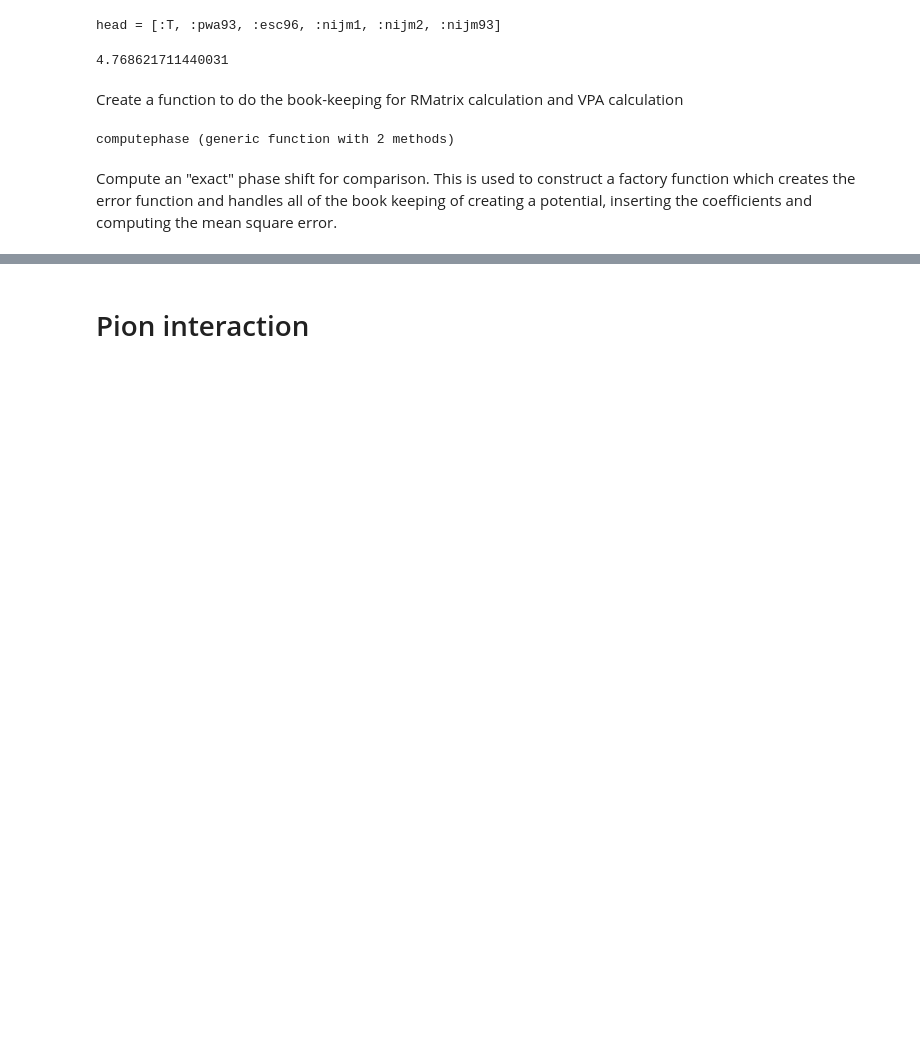
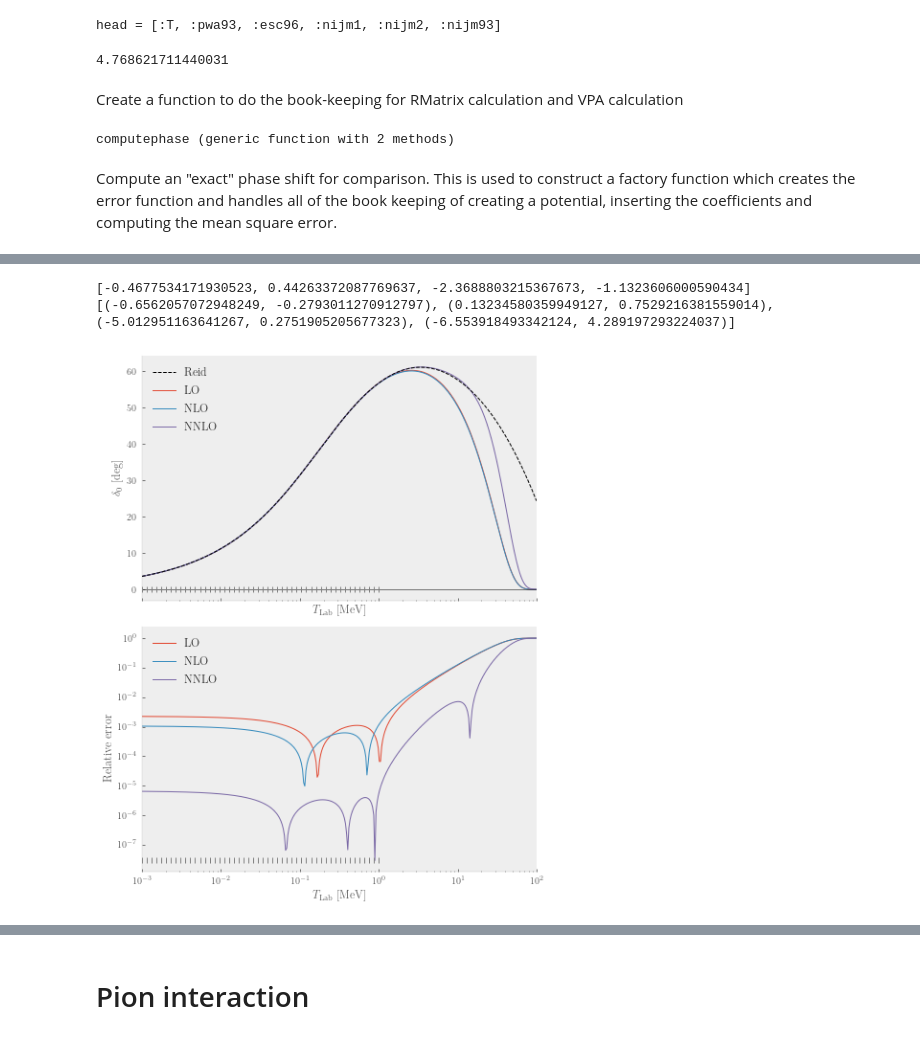
Before and after one commit to ErlendLima/NuclearForces, a Jupyter notebook: project2/notebooks/Pionic Interactions.ipynb, the cells around one changed output, grey strips where cells are left out. Cells and saved outputs as stored; diff of their text form; code cells hidden in the pictures; blank space fills up the shorter version.

```diff
--- a/project2/notebooks/Pionic Interactions.ipynb
+++ b/project2/notebooks/Pionic Interactions.ipynb
@@ -221,6 +66,0 @@ NO CONVERGENCE: MAXEVALS exceeded
-# %%
-@show C0, C2, C4 = Optim.minimizer(results_NNLO)
-V = NNLO(C0, C2, C4)
-V = regularize(V, 0.7)
-_, δNNLO_fit = computephase(V)
-E, δNNLO = computephase(V, endpoint=10)
@@ -393,0 +320,14 @@ LoadError: UndefVarError: C0s not defined
+# %%
+function newfig(;mul=1, height=nothing, kwargs...)
+    fig_width_pt = 467.42 # Get this from LaTeX using \showthe\columnwidth
+    inches_per_pt = 1.0/72.27               # Convert pt to inches
+    golden_mean = (sqrt(5)-1.0)/2.0         # Aesthetic ratio
+    fig_width = fig_width_pt*inches_per_pt  # width in inches
+    fig_height =fig_width*golden_mean       # height in inches
+    if height != nothing
+       fig_height *= height
+    end
+    nrows = get(kwargs, :nrows, 1)
+    fig_size = mul*[fig_width,nrows*fig_height]
+    plt.subplots(figsize=(fig_size); kwargs...)
+end
@@ -393,0 +615,10 @@ LoadError: UndefVarError: C0s not defined
+# %%
+p = Params(1)
+fp = FitParams(p, LO, [-1], [1], [0.0], method=:LsqFit)
+resLO = fit(fp)
+
+fp = FitParams(p, NLO, [-2, -2], [2, 2], [-0.5, 0.0];
+                method=:LsqFit)
+resNLO = fit(fp)
+@show confidence_interval(resLO.res, 0.05)
+@show confidence_interval(resNLO.res, 0.05)
@@ -393,0 +631,18 @@ LoadError: UndefVarError: C0s not defined
+# %%
+fp = FitParams(p, NNLO, [-1, -1, -2, -3], [1, 1, 1, 1], [-0.5, 0.4, -0.9, -3];
+                method=:LsqFit)
+fp = FitParams(p, NNLO, [-Inf, -Inf, -Inf, -Inf], [Inf, Inf, Inf, Inf], [-0.5, 0.4, -0.9, -3];
+                method=:LsqFit)
+resNNLO = fit(fp)
+println(resNNLO.C)
+println(confidence_interval(resNNLO.res, 0.05))
+# %% [output]
+[-0.4677534171930523, 0.44263372087769637, -2.3688803215367673, -1.1323606000590434]
+[(-0.6562057072948249, -0.2793011270912797), (0.13234580359949127, 0.7529216381559014), (-5.012951163641267, 0.2751905205677323), (-6.553918493342124, 4.289197293224037)]
+# %%
+fig, ax = newfig(nrows=2, sharex=true, constrained_layout=true)
+plotphase([resLO, resNLO, resNNLO], 1e-3, 1e2; ax=ax[1])
+ploterror([resLO, resNLO, resNNLO], 1e-3, 1e2; ax=ax[2])
+savefig(fig, "midenergy.pdf")
+# %% [output]
+[figure, added]
```
Also changed, not shown: parts of 188 cells of this notebook, 43 other files.
